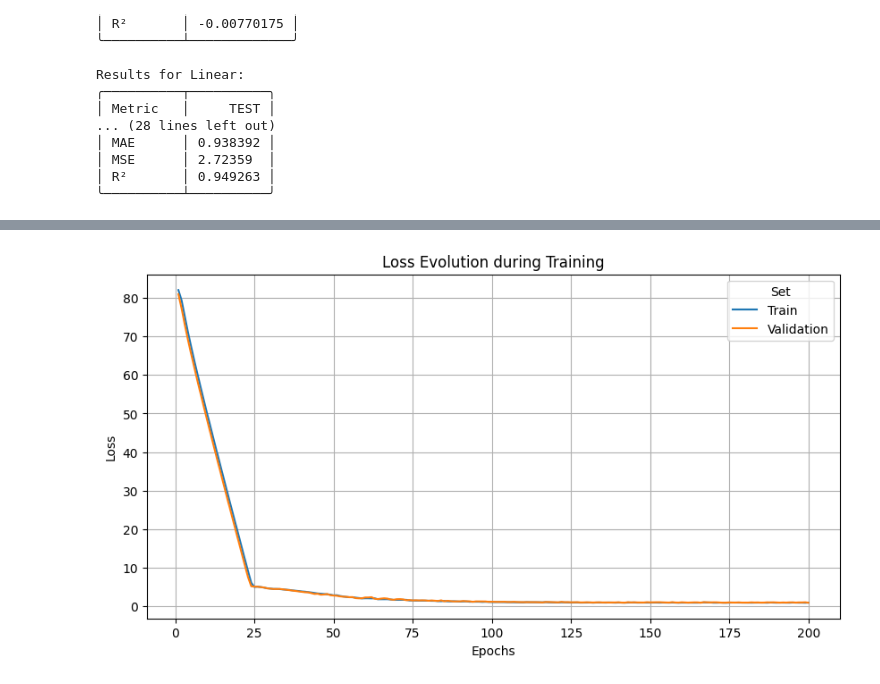
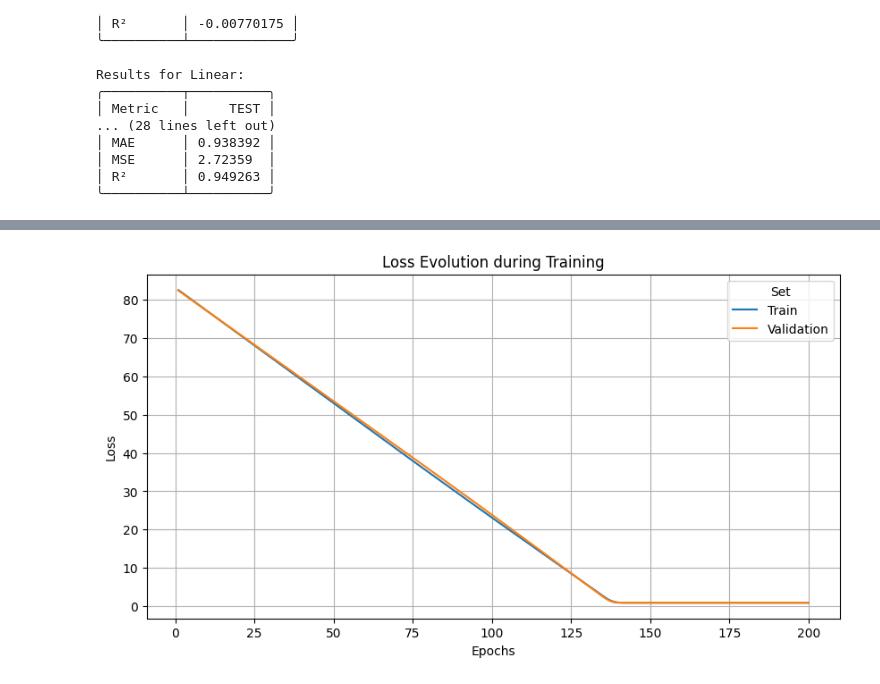
Before and after one commit to UO288511/Inteligentes, a Jupyter notebook: PL4/Lab4.1- Neural Networks (Regression).ipynb, the cells around one changed output, grey strips where cells are left out. Saved outputs shown, nothing was run; the diff lists cells and outputs as text; code cells hidden in the pictures.

```diff
--- a/PL4/Lab4.1- Neural Networks (Regression).ipynb
+++ b/PL4/Lab4.1- Neural Networks (Regression).ipynb
@@ -803,7 +803,6 @@ def neural_network_one(learning_rate):
 
     model = Sequential()
     model.add(Input(shape = (5,)))
-    model.add(Dense(4, activation='tanh', name='hidden_layer_1'))
     model.add(Dense(1, name = 'output_layer'))
 
     optim = Adam(learning_rate = learning_rate)
@@ -815,7 +814,7 @@ def neural_network_one(learning_rate):
 model_1 = neural_network_one(learning_rate=0.05)
 history_1 = model_1.fit(X_train, Y_train, validation_split=0.2, batch_size=64, epochs=200, verbose=2)
 preds_test_1 = model_1.predict(X_test)
-evaluate_model(Y_test, preds_test_1, 'Neural Network 1')
+evaluate_model(Y_test, preds_test_1, 'Neural Network 1 Linear')
 plot_loss_history(history_1)
 # %% [output]
 Epoch 1/200
@@ -837,5 +836,5 @@ Epoch 6/200
 ╰──────────┴──────────╯
-[figure, old version]
+[figure, new version]
 # %%
 def neural_network_two(learning_rate):
 
```
Also changed, not shown: parts of 9 cells of this notebook.
